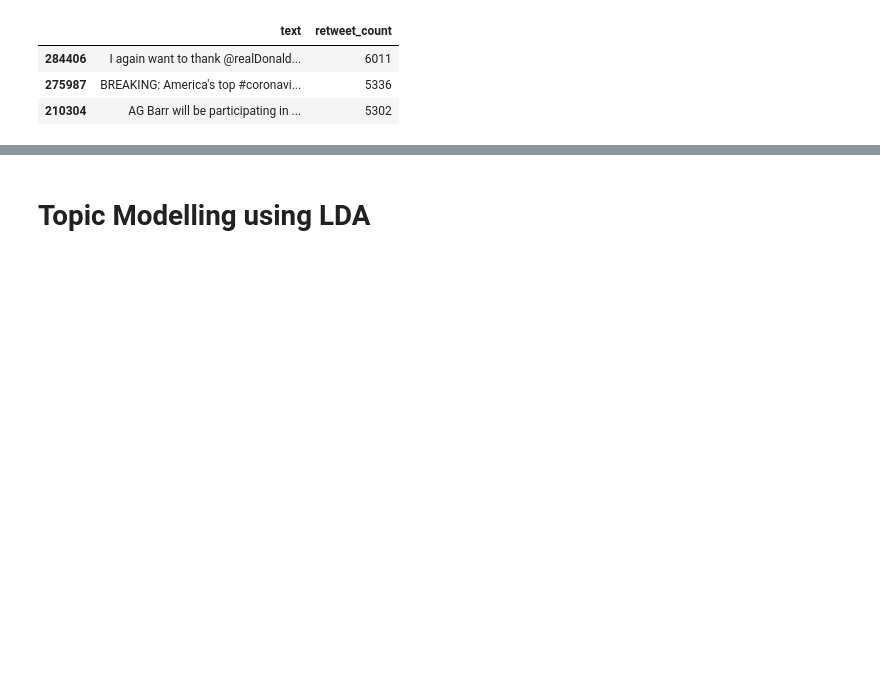
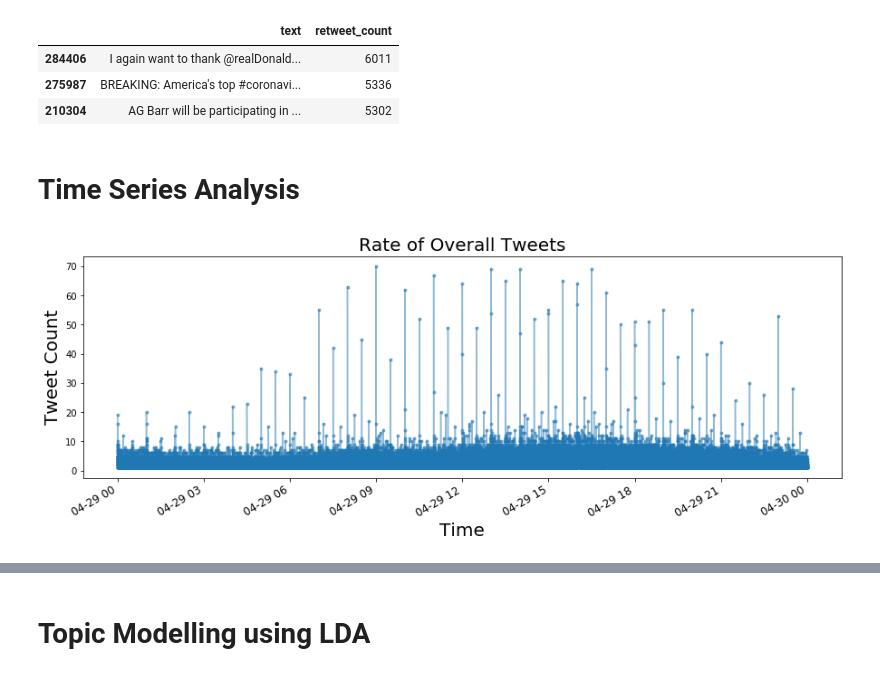
Before and after one commit to adimanzz/Covid-19-Tweets-Sentiment-Anaysis-using-RNN-and-GloVe-, a Jupyter notebook: Covid19 Tweets - Sentiment Analysis.ipynb, the cells around one changed output, grey strips where cells are left out. Drawn from its saved outputs; the diff is of its cells as text; code cells hidden in the pictures; blank space fills up the shorter version.

```diff
--- a/Covid19 Tweets - Sentiment Analysis.ipynb
+++ b/Covid19 Tweets - Sentiment Analysis.ipynb
@@ -361,3 +391,16 @@ df_eng.sort_values(by = 'retweet_count', ascending = False).iloc[:3][['text','re
 | 284406 | I again want to thank @realDonald... | 6011 |
 | 275987 | BREAKING: America's top #coronavi... | 5336 |
 | 210304 | AG Barr will be participating in ... | 5302 |
+# %% [markdown]
+# Time Series Analysis
+# %%
+df_eng['time'] = pd.to_datetime(df_eng['created_at'])
+# %%
+df_eng.groupby(['time'])['text'].count().plot(marker='.', alpha=0.5, figsize=(15, 5))
+plt.xlabel('Time', fontsize = 20)
+plt.ylabel('Tweet Count', fontsize = 20)
+plt.xticks(fontsize = 12)
+plt.title('Rate of Overall Tweets', fontsize = 20)
+plt.show()
+# %% [output]
+[figure, added]
```
Also changed, not shown: parts of 21 cells of this notebook, 1 other file.
